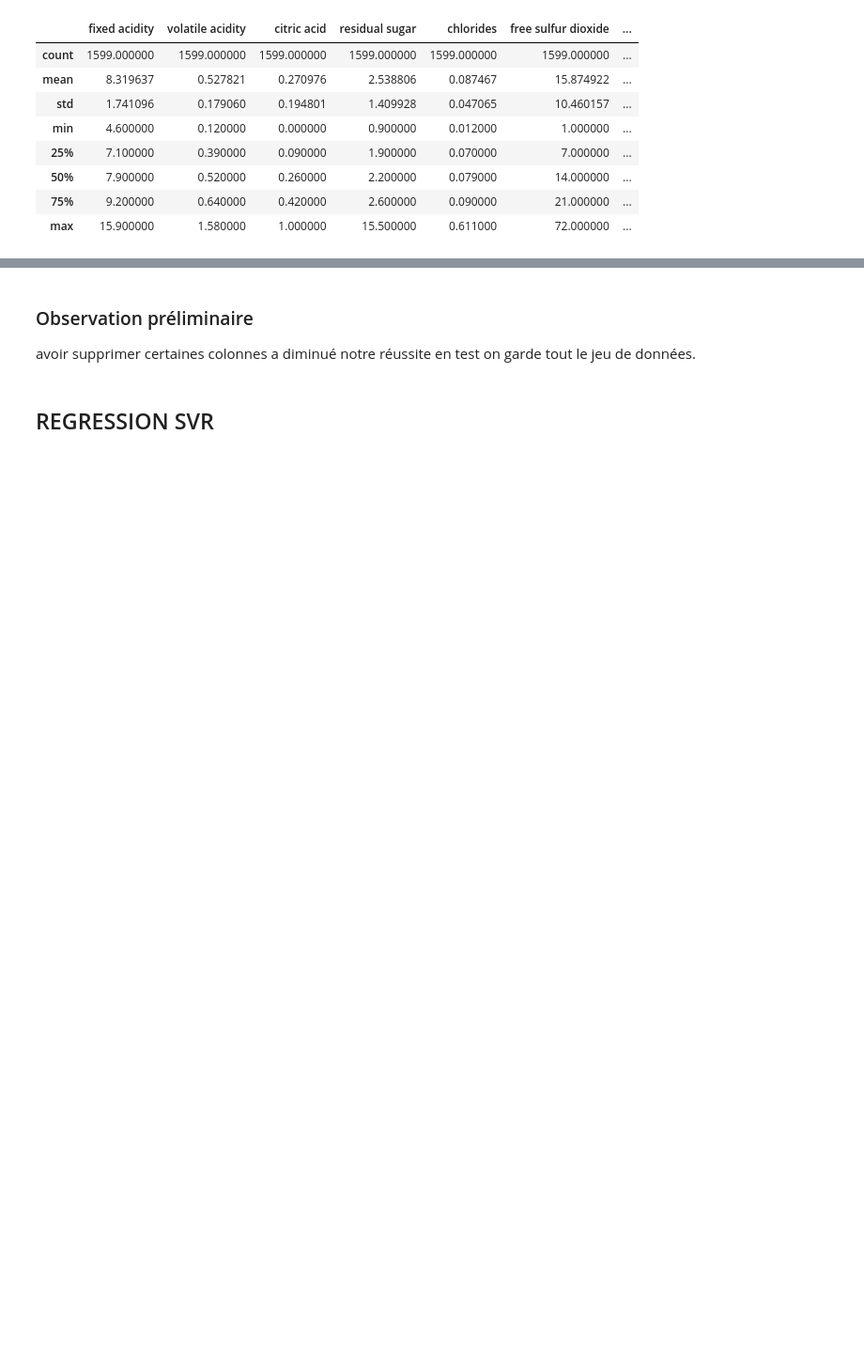
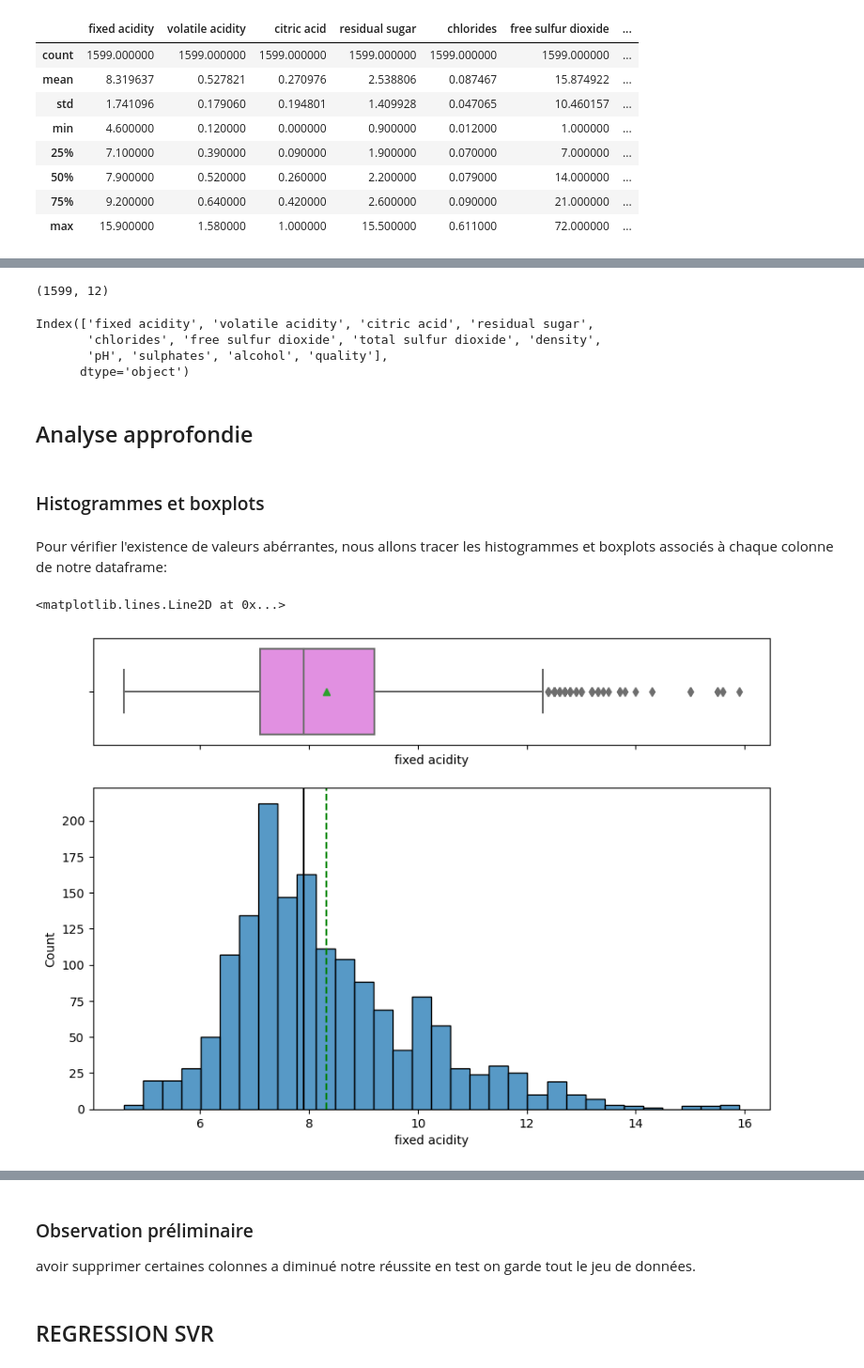
Before and after one commit to lucagortana/game-learning, a Jupyter notebook: wine_regression.ipynb, the cells around one changed output, grey strips where cells are left out. Shown at 94% size. Cells and saved outputs as stored; diff of their text form; code cells hidden in the pictures; blank space fills up the shorter version.

```diff
--- a/wine_regression.ipynb
+++ b/wine_regression.ipynb
@@ -142,0 +124,34 @@ Score avec normalisation des données : 0.323021316353324
+# %%
+data.shape
+# %% [output]
+(1599, 12)
+# %%
+data.columns
+# %% [output]
+Index(['fixed acidity', 'volatile acidity', 'citric acid', 'residual sugar',
+       'chlorides', 'free sulfur dioxide', 'total sulfur dioxide', 'density',
+       'pH', 'sulphates', 'alcohol', 'quality'],
+      dtype='object')
+# %% [markdown]
+## Analyse approfondie
+# %% [markdown]
+### Histogrammes et boxplots
+# %% [markdown]
+Pour vérifier l'existence de valeurs abérrantes, nous allons tracer les histogrammes et boxplots associés à chaque colonne de notre dataframe:
+# %%
+# Pour fixed acidity
+fig, (ax1, ax2) = plt.subplots(
+    nrows=2,
+    sharex=True,
+    gridspec_kw={"height_ratios": (0.25, 0.75)},
+    figsize=(10, 7))
+
+sns.boxplot(data=data, x="fixed acidity", ax=ax1, showmeans=True, color="violet")
+
+sns.histplot(data=data, x="fixed acidity", ax=ax2)
+
+ax2.axvline(data["fixed acidity"].mean(), color="green", linestyle="--") #Moyenne
+ax2.axvline(data["fixed acidity"].median(), color="black", linestyle="-") #Médiane
+# %% [output]
+<matplotlib.lines.Line2D at 0x...>
+[figure, added]
```
Also changed, not shown: parts of 52 cells of this notebook, 2 other files.
